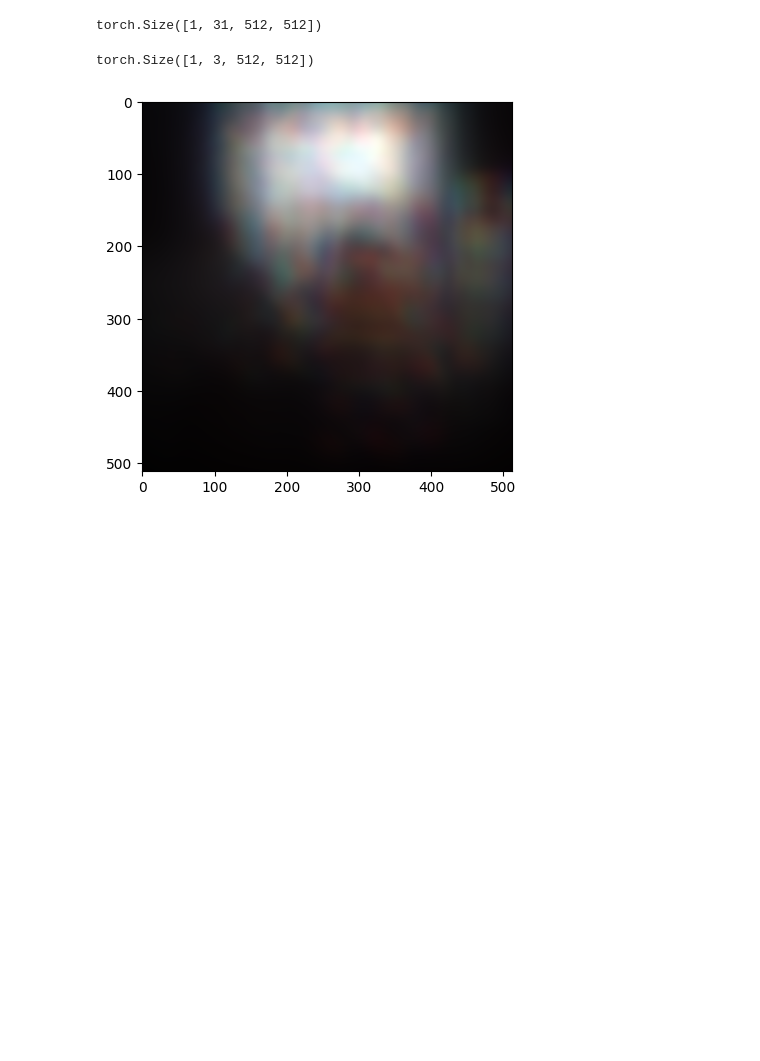
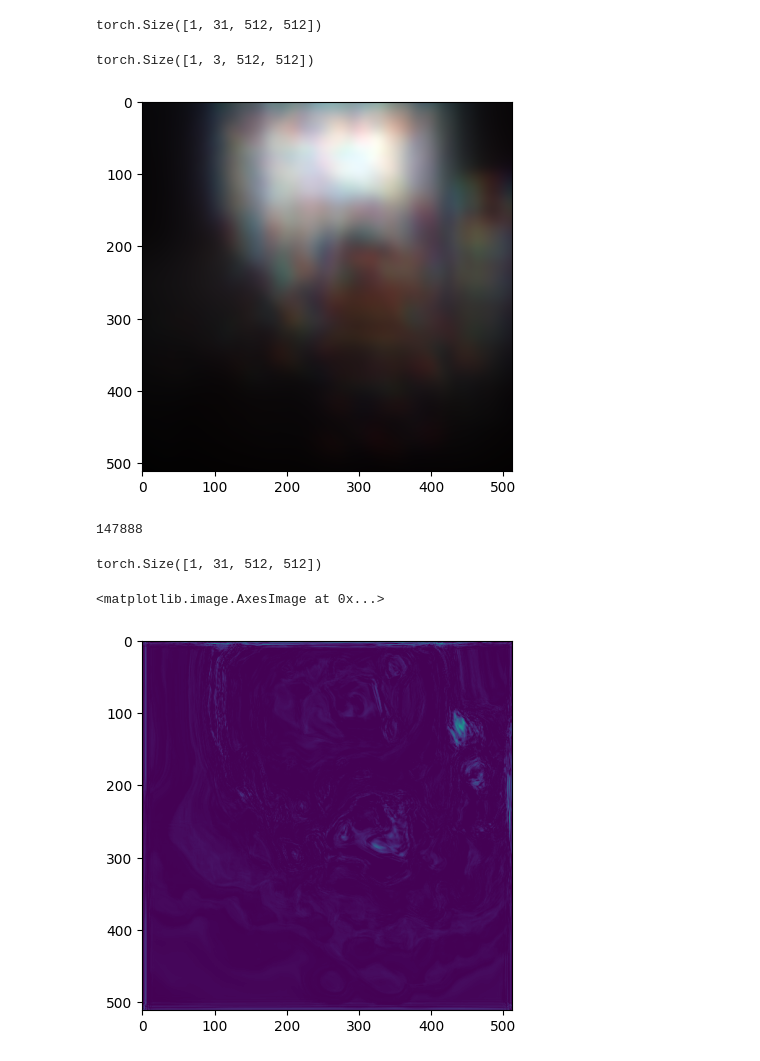
Before and after one commit to leonsuarez24/KD-for-Designing-Highly-Physical-Constrained-COI-systems, a Jupyter notebook: test_doe_layer.ipynb, the cells around one changed output. Cells and saved outputs as stored; diff of their text form; code cells hidden in the pictures; blank space fills up the shorter version.

```diff
--- a/test_doe_layer.ipynb
+++ b/test_doe_layer.ipynb
@@ -11,0 +14,3 @@ from models import *
+# %%
+device = 'cuda' if torch.cuda.is_available() else 'cpu'
+print(device)
@@ -36,6 +43,7 @@ out = doe_layer(HSI_image_tensor, R_interpolated, G_interpolated, B_interpolated
 torch.Size([1, 31, 512, 512])
 # %%
 print(out.shape)
+out = out.to(device)
 # %% [output]
 torch.Size([1, 3, 512, 512])
 # %%
@@ -43,3 +51,21 @@ plt.imshow(out.squeeze(0).permute(1, 2, 0))
 plt.show()
 # %% [output]
 [figure]
+# %%
+resnet = Resnet(Resnet_Block, [4,4,4,4]).to(device)
+# %%
+
+count_parameters(resnet)
+# %% [output]
+147888
+# %%
+output_resnet = resnet(out)
+# %%
+output_resnet.shape
+# %% [output]
+torch.Size([1, 31, 512, 512])
+# %%
+plt.imshow(output_resnet.squeeze(0).permute(1, 2, 0).cpu().detach().numpy()[:,:,30])
+# %% [output]
+<matplotlib.image.AxesImage at 0x...>
+[figure, added]
```
Also changed, not shown: parts of 3 cells of this notebook, 1 other file.
